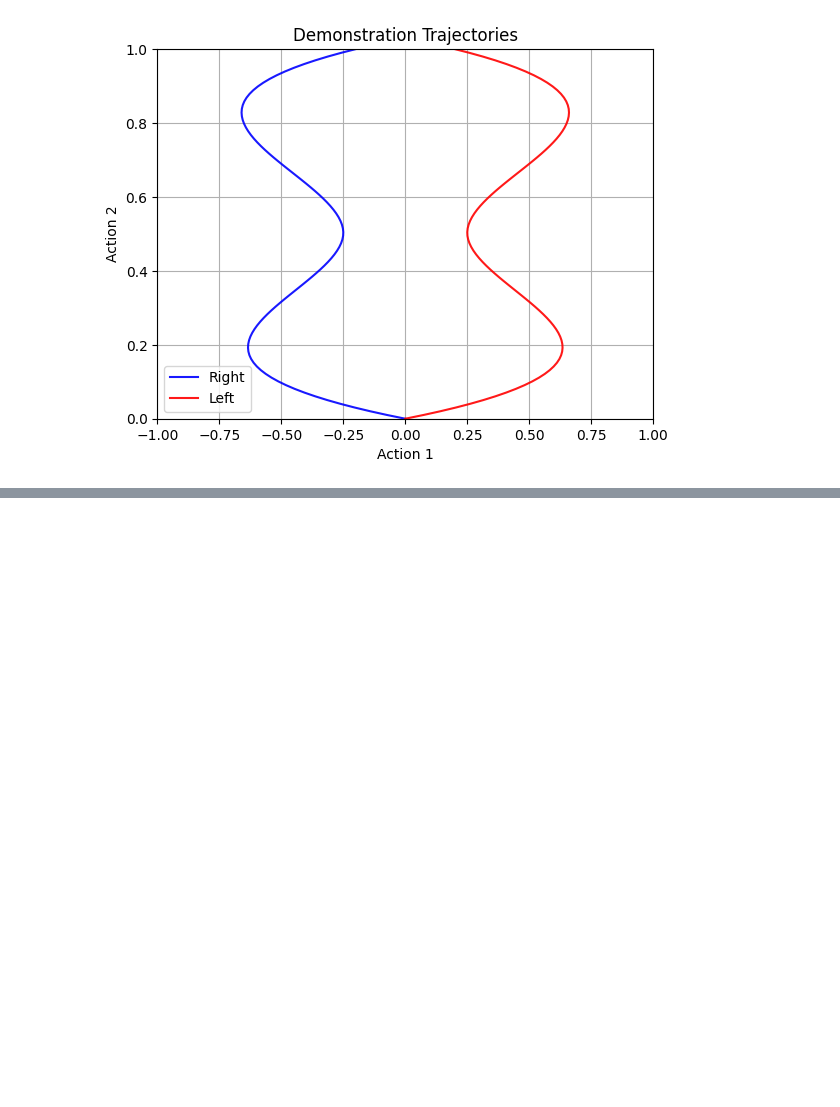
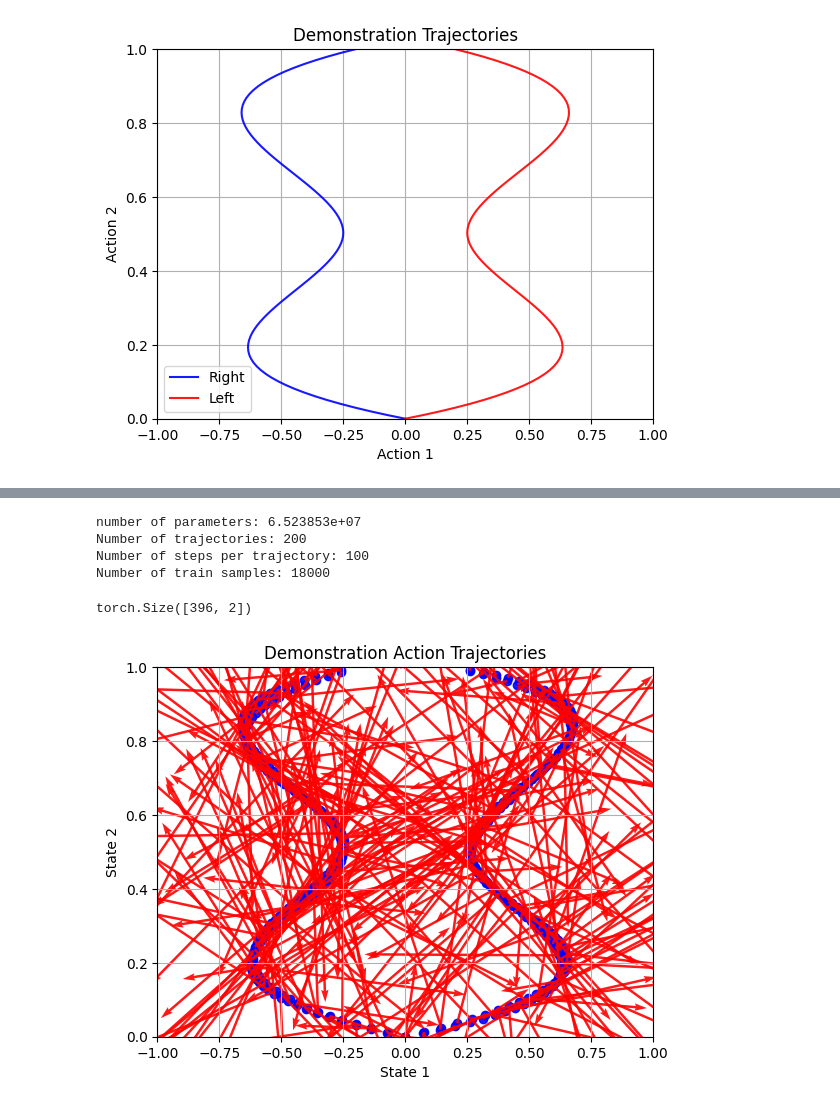
Before and after one commit to willh003/flowvis, a Jupyter notebook: notebooks/toy/latent/stabilizing/good/gc.ipynb, the cells around one changed output, grey strips where cells are left out. Drawn from its saved outputs; the diff is of its cells as text; code cells hidden in the pictures; blank space fills up the shorter version.

```diff
--- a/notebooks/toy/latent/stabilizing/good/gc.ipynb
+++ b/notebooks/toy/latent/stabilizing/good/gc.ipynb
@@ -305,2 +324,20 @@ def plot_states_actions(states, actions):
+# %%
+
+fp = ConditionalFlow(cond_dim=2, q_dim=2)
+
+ac_dataset = ActionChunkDataset(all_trajectories, steps_per_traj=100, action_chunk_size=8)
+dataloader = DataLoader(ac_dataset, batch_size=16, shuffle=True)
+dp = train_model(fp, dataloader_train, dataloader_val, n_epochs=10)
+# %% [output]
+number of parameters: 6.523853e+07
+Number of trajectories: 200
+Number of steps per trajectory: 100
+Number of train samples: 18000
+# %%
+states, actions = evaluate_model_trajectories(fp, all_trajectories[:2] + all_trajectories[-2:])
+plot_states_actions(states, actions)
+# %% [output]
+torch.Size([396, 2])
+[figure, added]
 # %%
 states, actions = evaluate_model_trajectories(model, all_trajectories[:2] + all_trajectories[-2:])
```
Also changed, not shown: parts of 12 cells of this notebook, 2 other files.
